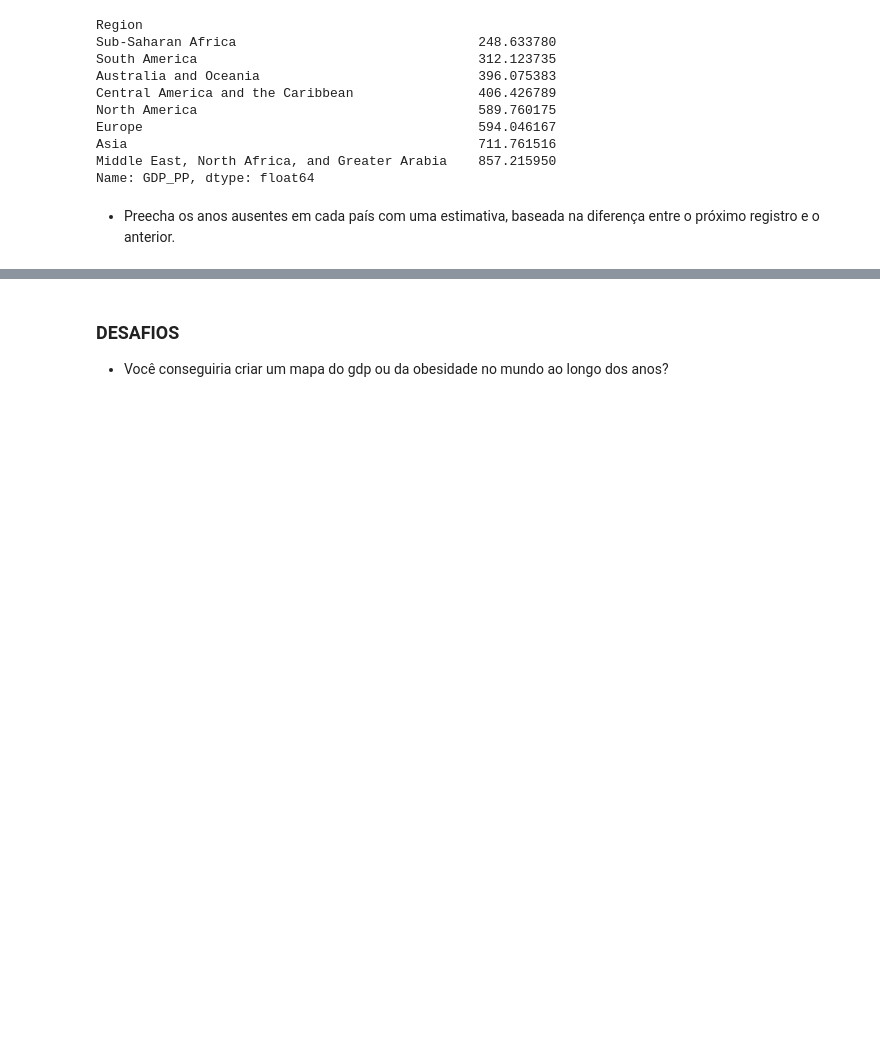
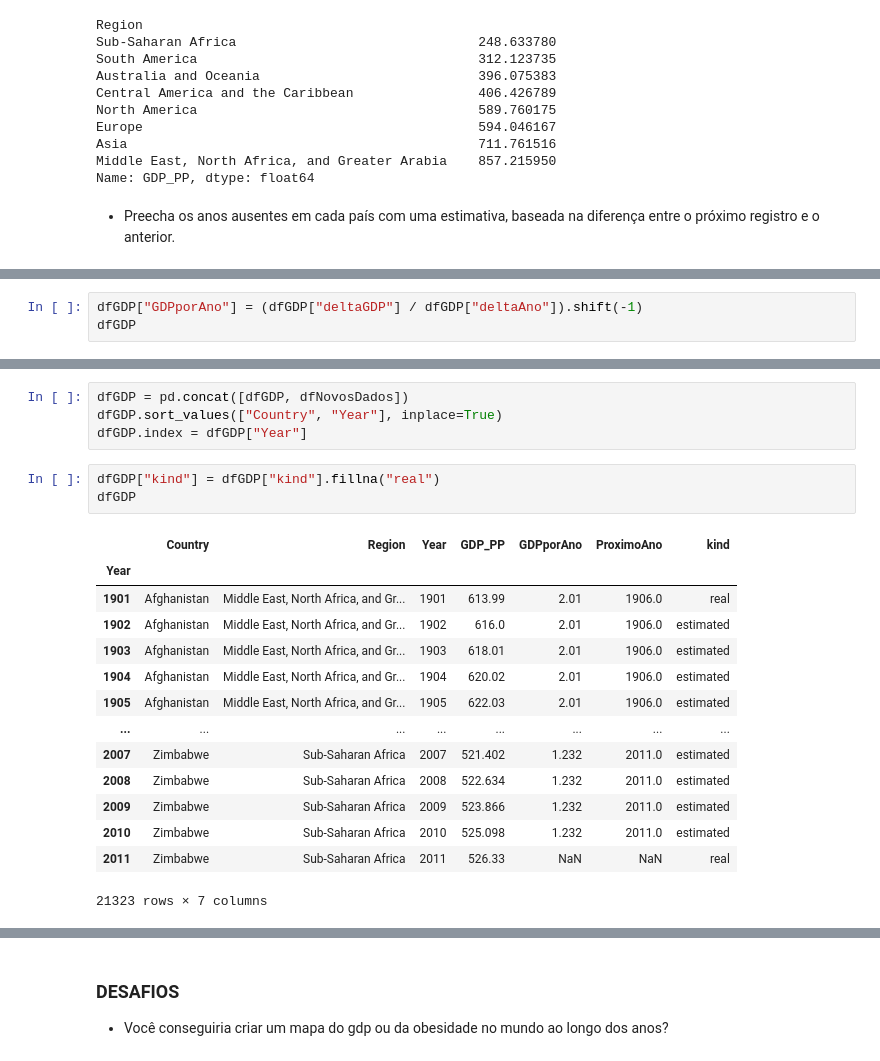
Before and after one commit to profmatheuspassos/analise-dados-pandas-sql, a Jupyter notebook: 5-analise-dados-obesidade-mundial/projeto-analise-de-dados.ipynb, the cells around one changed output, grey strips where cells are left out. Drawn from its saved outputs; the diff is of its cells as text; blank space fills up the shorter version.

```diff
--- a/5-analise-dados-obesidade-mundial/projeto-analise-de-dados.ipynb
+++ b/5-analise-dados-obesidade-mundial/projeto-analise-de-dados.ipynb
@@ -355,0 +408,3 @@ Name: GDP_PP, dtype: float64
+# %%
+dfGDP["GDPporAno"] = (dfGDP["deltaGDP"] / dfGDP["deltaAno"]).shift(-1)
+dfGDP
@@ -355,0 +464,22 @@ Name: GDP_PP, dtype: float64
+# %%
+dfGDP = pd.concat([dfGDP, dfNovosDados])
+dfGDP.sort_values(["Country", "Year"], inplace=True)
+dfGDP.index = dfGDP["Year"]
+# %%
+dfGDP["kind"] = dfGDP["kind"].fillna("real")
+dfGDP
+# %% [output]
+|  | Country | Region | Year | GDP_PP | GDPporAno | ProximoAno | kind |
+| Year |  |  |  |  |  |  |  |
+| 1901 | Afghanistan | Middle East, North Africa, and Gr... | 1901 | 613.99 | 2.01 | 1906.0 | real |
+| 1902 | Afghanistan | Middle East, North Africa, and Gr... | 1902 | 616.0 | 2.01 | 1906.0 | estimated |
+| 1903 | Afghanistan | Middle East, North Africa, and Gr... | 1903 | 618.01 | 2.01 | 1906.0 | estimated |
+| 1904 | Afghanistan | Middle East, North Africa, and Gr... | 1904 | 620.02 | 2.01 | 1906.0 | estimated |
+| 1905 | Afghanistan | Middle East, North Africa, and Gr... | 1905 | 622.03 | 2.01 | 1906.0 | estimated |
+| ... | ... | ... | ... | ... | ... | ... | ... |
+| 2007 | Zimbabwe | Sub-Saharan Africa | 2007 | 521.402 | 1.232 | 2011.0 | estimated |
+| 2008 | Zimbabwe | Sub-Saharan Africa | 2008 | 522.634 | 1.232 | 2011.0 | estimated |
+| 2009 | Zimbabwe | Sub-Saharan Africa | 2009 | 523.866 | 1.232 | 2011.0 | estimated |
+| 2010 | Zimbabwe | Sub-Saharan Africa | 2010 | 525.098 | 1.232 | 2011.0 | estimated |
+| 2011 | Zimbabwe | Sub-Saharan Africa | 2011 | 526.33 | NaN | NaN | real |
+21323 rows × 7 columns
```
Also changed, not shown: parts of 10 cells of this notebook.
